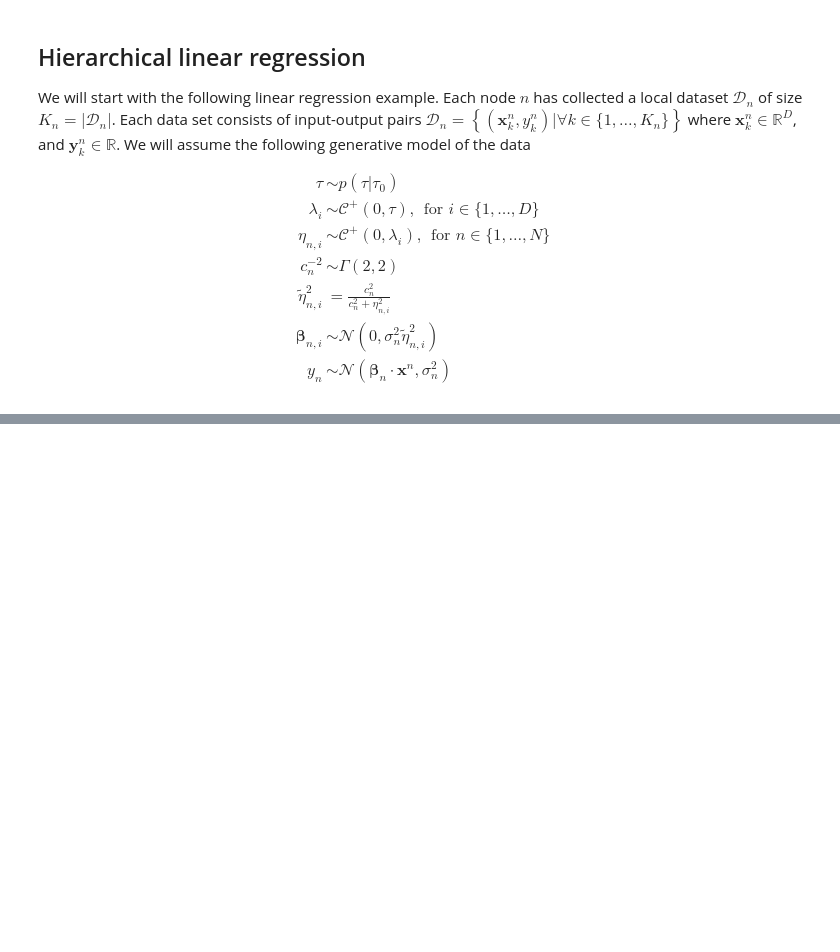
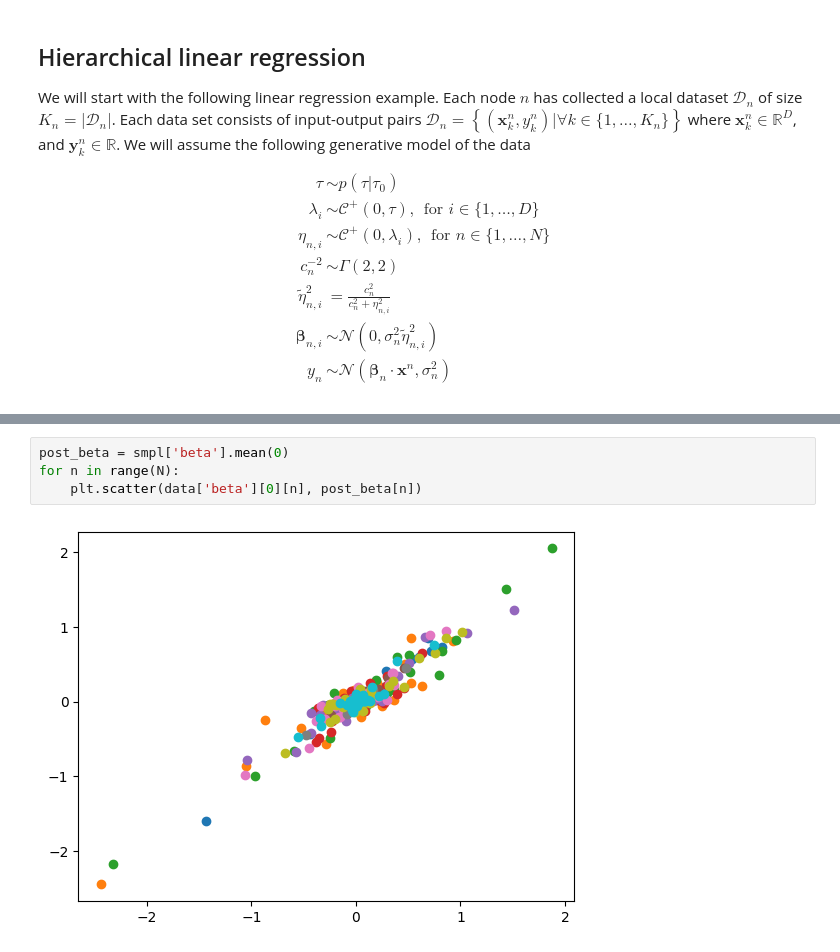
Before and after one commit to gaia-os/fedbmr, a Jupyter notebook: notebooks/federated_inference_comparison.ipynb, the cells around one changed output, grey strips where cells are left out. Drawn from its saved outputs; the diff is of its cells as text; blank space fills up the shorter version.

```diff
--- a/notebooks/federated_inference_comparison.ipynb
+++ b/notebooks/federated_inference_comparison.ipynb
@@ -87,0 +128,6 @@ data = Predictive(gm, num_samples=1)(_rng_key)
+# %%
+post_beta = smpl['beta'].mean(0)
+for n in range(N):
+    plt.scatter(data['beta'][0][n], post_beta[n])
+# %% [output]
+[figure, added]
```
Also changed, not shown: parts of 12 cells of this notebook, 2 other files.
